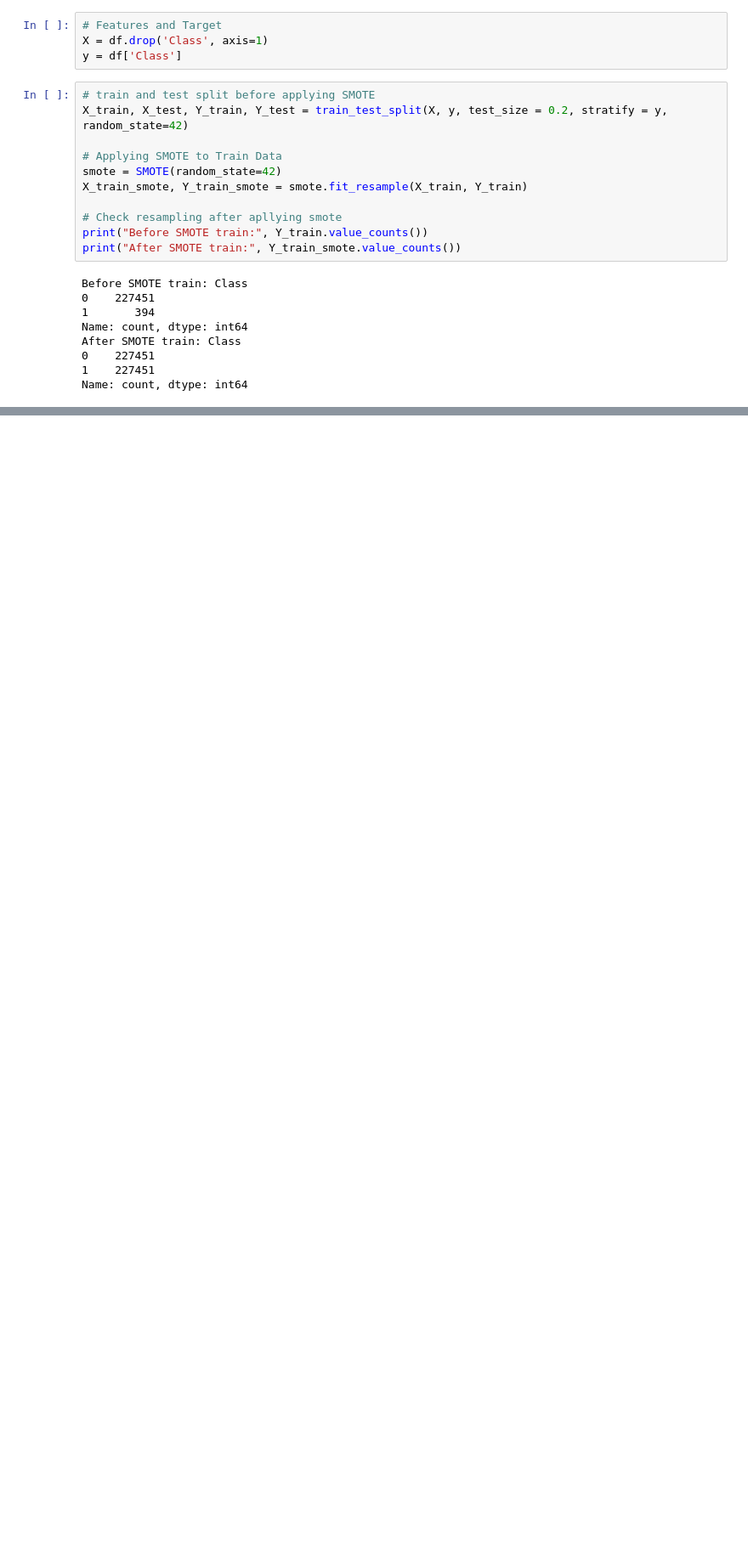
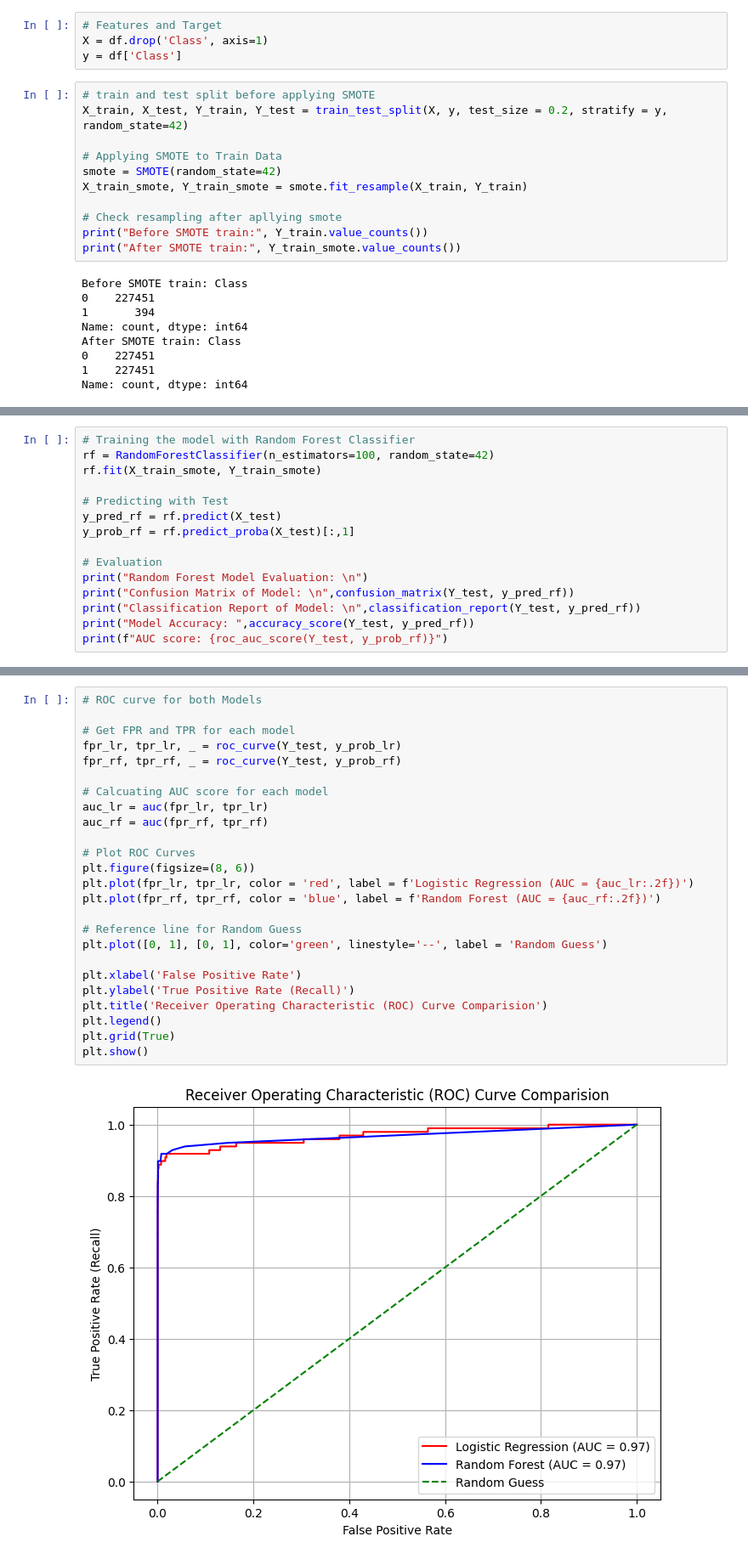
Before and after one commit to Sweekar-Bajimaya/Card-Fraud-Detection, a Jupyter notebook: Credit_Card_Fraud_Detection.ipynb, the cells around one changed output, grey strips where cells are left out. Shown: that part at 85% size. Cells and saved outputs as stored; diff of their text form; blank space fills up the shorter version.

Commit message:
Included Model Training and Visualization Part

```diff
--- a/Credit_Card_Fraud_Detection.ipynb
+++ b/Credit_Card_Fraud_Detection.ipynb
@@ -154,0 +191,15 @@ Name: count, dtype: int64
+# %%
+# Training the model with Random Forest Classifier
+rf = RandomForestClassifier(n_estimators=100, random_state=42)
+rf.fit(X_train_smote, Y_train_smote)
+
+# Predicting with Test
+y_pred_rf = rf.predict(X_test)
+y_prob_rf = rf.predict_proba(X_test)[:,1]
+
+# Evaluation
+print("Random Forest Model Evaluation: \n")
+print("Confusion Matrix of Model: \n",confusion_matrix(Y_test, y_pred_rf))
+print("Classification Report of Model: \n",classification_report(Y_test, y_pred_rf))
+print("Model Accuracy: ",accuracy_score(Y_test, y_pred_rf))
+print(f"AUC score: {roc_auc_score(Y_test, y_prob_rf)}")
@@ -154,0 +224,27 @@ Name: count, dtype: int64
+# %%
+# ROC curve for both Models
+
+# Get FPR and TPR for each model
+fpr_lr, tpr_lr, _ = roc_curve(Y_test, y_prob_lr)
+fpr_rf, tpr_rf, _ = roc_curve(Y_test, y_prob_rf)
+
+# Calcuating AUC score for each model
+auc_lr = auc(fpr_lr, tpr_lr)
+auc_rf = auc(fpr_rf, tpr_rf)
+
+# Plot ROC Curves
+plt.figure(figsize=(8, 6))
+plt.plot(fpr_lr, tpr_lr, color = 'red', label = f'Logistic Regression (AUC = {auc_lr:.2f})')
+plt.plot(fpr_rf, tpr_rf, color = 'blue', label = f'Random Forest (AUC = {auc_rf:.2f})')
+
+# Reference line for Random Guess
+plt.plot([0, 1], [0, 1], color='green', linestyle='--', label = 'Random Guess')
+
+plt.xlabel('False Positive Rate')
+plt.ylabel('True Positive Rate (Recall)')
+plt.title('Receiver Operating Characteristic (ROC) Curve Comparision')
+plt.legend()
+plt.grid(True)
+plt.show()
+# %% [output]
+[figure, added]
```
Also changed, not shown: parts of 7 cells of this notebook.
